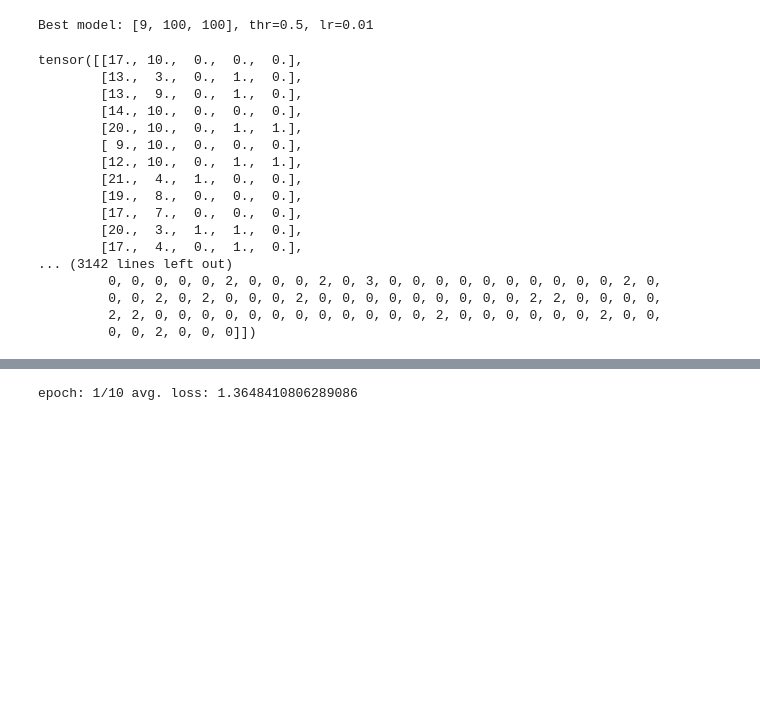
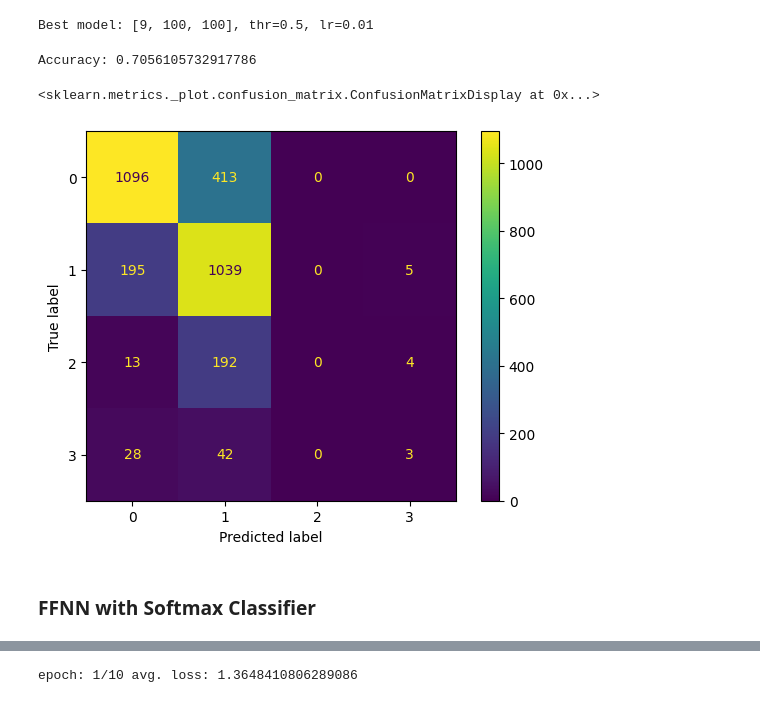
Before and after one commit to Floris93100/Blackjack-FFNN, a Jupyter notebook: src/FFNN_blackjack.ipynb, the cells around one changed output, grey strips where cells are left out. Drawn from its saved outputs; the diff is of its cells as text; code cells hidden in the pictures; blank space fills up the shorter version.

```diff
--- a/src/FFNN_blackjack.ipynb
+++ b/src/FFNN_blackjack.ipynb
@@ -9,22 +30,24 @@ from tqdm import tqdm
 def read_data(file):
     return pd.read_csv(file, delimiter=',')
 # %%
-def split_data(data):
+def split_data(data, test_split=True):
     x = data[:, :5]
     y = data[:, 5]
-    x_train, x_test, y_train, y_test = train_test_split(x, y, test_size=0.2, random_state=37)
+    if test_split:
+        x_train, x_test, y_train, y_test = train_test_split(x, y, test_size=0.2, random_state=37)
+    else:
+        x_train, x_test, y_train, y_test = x, x, y, y
     return x_train, x_test, y_train, y_test
 
 def transform(data):
     data = torch.tensor(data, dtype=torch.float32)
     return data
 # %%
-def preprocess(filename):
+def preprocess(filename, test_split=True):
     df_raw = read_data(filename)
     print(df_raw.head())
     d_raw = df_raw.to_numpy() # data to binary?
-    x, x_test, y, y_test = split_data(d_raw)
-
+    x, x_test, y, y_test = split_data(d_raw, test_split)
     x, x_test = transform(x), transform(x_test)
 
     return x, x_test, y, y_test
@@ -247,28 +311,20 @@ Best model: [9, 100, 100], thr=0.5, lr=0.01
 # %%
 model.train(x_pos, x_neg)
 model.save_model('../models/best_model.pth')
-# %%
-model.load_model('../models/DQFFNN_model.pth')
-
-torch.set_printoptions(profile="full")
-print(x_test)
-print(y_test)
-print(model.predict_accumulated_goodness(x_test.to(device)))
-# %% [output]
-tensor([[17., 10.,  0.,  0.,  0.],
-        [13.,  3.,  0.,  1.,  0.],
-        [13.,  9.,  0.,  1.,  0.],
-        [14., 10.,  0.,  0.,  0.],
-        [20., 10.,  0.,  1.,  1.],
-        [ 9., 10.,  0.,  0.,  0.],
-        [12., 10.,  0.,  1.,  1.],
-        [21.,  4.,  1.,  0.,  0.],
-        [19.,  8.,  0.,  0.,  0.],
-        [17.,  7.,  0.,  0.,  0.],
-        [20.,  3.,  1.,  1.,  0.],
-        [17.,  4.,  0.,  1.,  0.],
-... (3142 lines left out)
-         0, 0, 0, 0, 0, 2, 0, 0, 0, 2, 0, 3, 0, 0, 0, 0, 0, 0, 0, 0, 0, 0, 2, 0,
-         0, 0, 2, 0, 2, 0, 0, 0, 2, 0, 0, 0, 0, 0, 0, 0, 0, 0, 2, 2, 0, 0, 0, 0,
-         2, 2, 0, 0, 0, 0, 0, 0, 0, 0, 0, 0, 0, 0, 2, 0, 0, 0, 0, 0, 0, 2, 0, 0,
-         0, 0, 2, 0, 0, 0]])
+# %%
+predictions = np.array(torch.Tensor.cpu(model.predict_accumulated_goodness(x_test))).flatten()
+
+# print(x_test)
+print(y_test)
+print(predictions)
+
+accuracy =  model.predict_accumulated_goodness(x_test).eq(torch.from_numpy(y_test).to(device)).float().mean().item() # heet dit accuracy?
+print(f'Accuracy: {accuracy}')
+
+ConfusionMatrixDisplay.from_predictions(y_test, predictions)
+# %% [output]
+Accuracy: 0.7056105732917786
+<sklearn.metrics._plot.confusion_matrix.ConfusionMatrixDisplay at 0x...>
+[figure, added]
+# %% [markdown]
+### FFNN with Softmax Classifier
```
Also changed, not shown: parts of 22 cells of this notebook, 4 other files.
